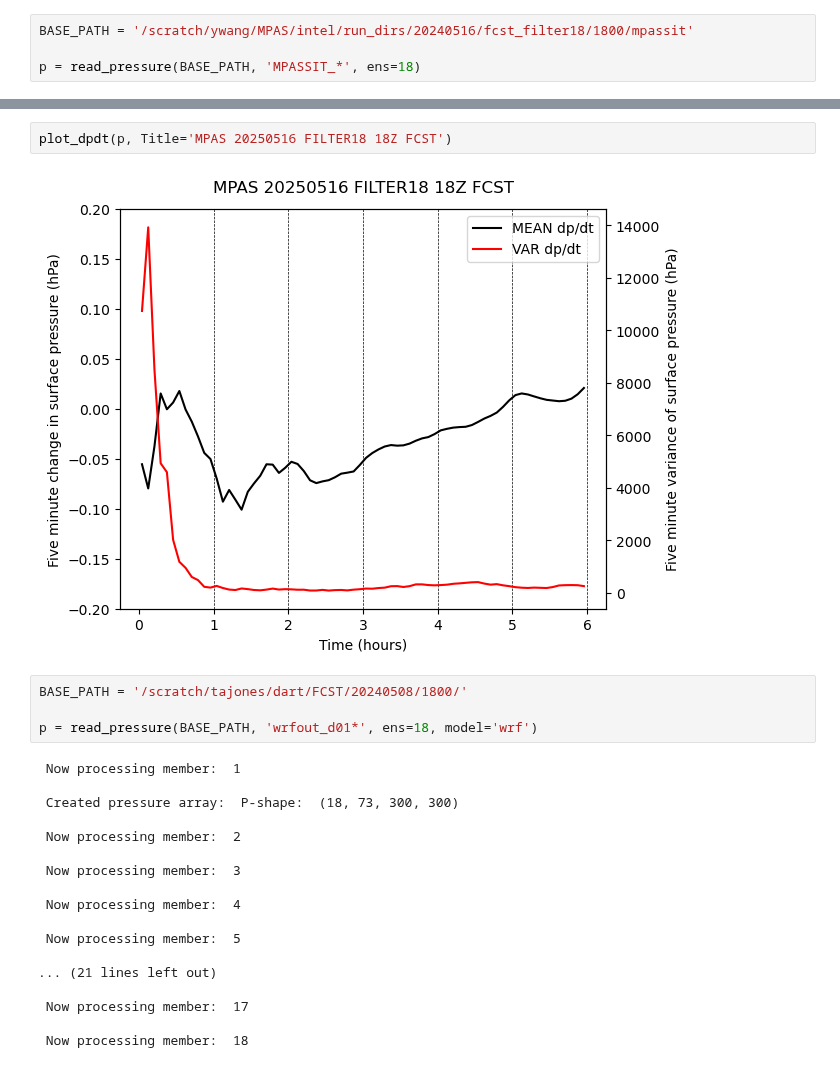
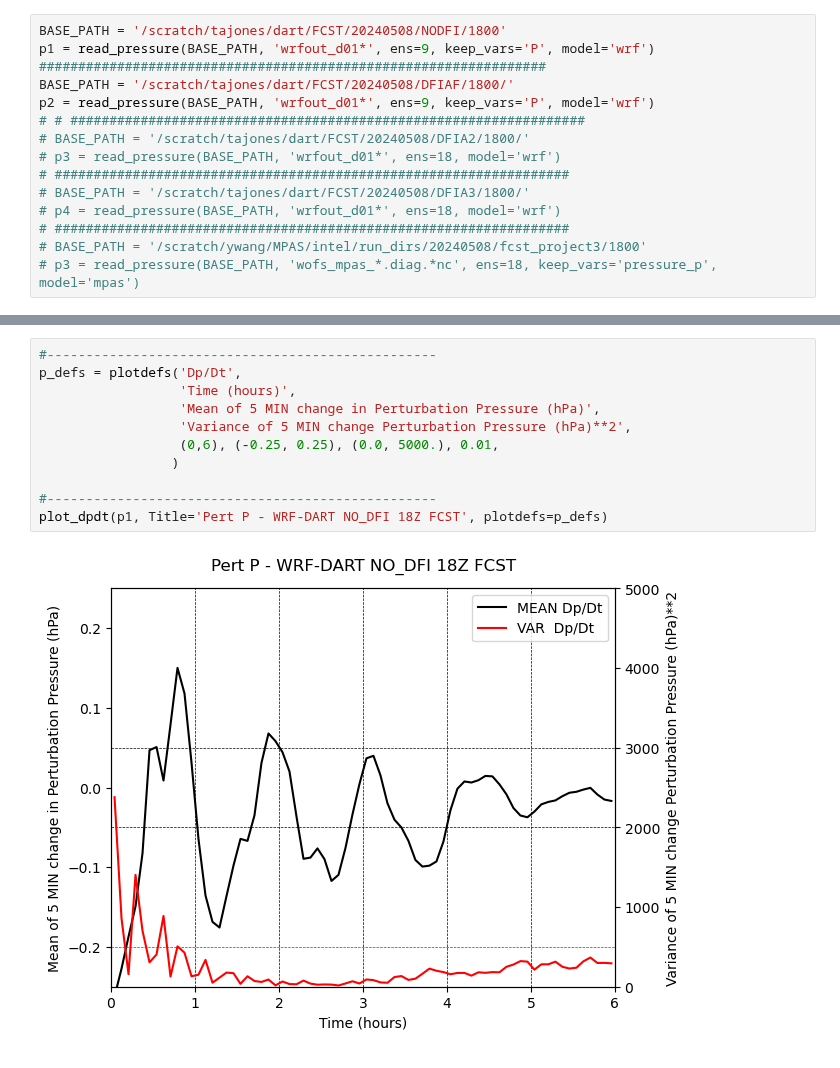
Before and after one commit to louiswicker/CAM_analysis_tools, a Jupyter notebook: PTRACE.ipynb, the cells around one changed output, grey strips where cells are left out. Cells and saved outputs as stored; diff of their text form.

Commit message:
Enhanced the pressure trace notebook to work with both MPAS and WRF and multiple variables.

```diff
--- a/PTRACE.ipynb
+++ b/PTRACE.ipynb
@@ -96,5 +199,16 @@ def read_pressure(BASE_PATH, prefix, ens=18, keep_vars='PSFC', model='mpas'):
 # %%
-BASE_PATH = '/scratch/ywang/MPAS/intel/run_dirs/20240516/fcst_filter18/1800/mpassit'
-
-p = read_pressure(BASE_PATH, 'MPASSIT_*', ens=18)
+BASE_PATH = '/scratch/tajones/dart/FCST/20240508/NODFI/1800'
+p1 = read_pressure(BASE_PATH, 'wrfout_d01*', ens=9, keep_vars='P', model='wrf')
+#################################################################
+BASE_PATH = '/scratch/tajones/dart/FCST/20240508/DFIAF/1800/'
+p2 = read_pressure(BASE_PATH, 'wrfout_d01*', ens=9, keep_vars='P', model='wrf')
+# # ##################################################################
+# BASE_PATH = '/scratch/tajones/dart/FCST/20240508/DFIA2/1800/'
+# p3 = read_pressure(BASE_PATH, 'wrfout_d01*', ens=18, model='wrf')
+# ##################################################################
+# BASE_PATH = '/scratch/tajones/dart/FCST/20240508/DFIA3/1800/'
+# p4 = read_pressure(BASE_PATH, 'wrfout_d01*', ens=18, model='wrf')
+# ##################################################################
+# BASE_PATH = '/scratch/ywang/MPAS/intel/run_dirs/20240508/fcst_project3/1800'
+# p3 = read_pressure(BASE_PATH, 'wofs_mpas_*.diag.*nc', ens=18, keep_vars='pressure_p', model='mpas')
 # %% [output]
@@ -118,26 +232,13 @@ p = read_pressure(BASE_PATH, 'MPASSIT_*', ens=18)
 # %%
-plot_dpdt(p, Title='MPAS 20250516 FILTER18 18Z FCST')
+#--------------------------------------------------
+p_defs = plotdefs('Dp/Dt',
+                  'Time (hours)',
+                  'Mean of 5 MIN change in Perturbation Pressure (hPa)',
+                  'Variance of 5 MIN change Perturbation Pressure (hPa)**2',
+                  (0,6), (-0.25, 0.25), (0.0, 5000.), 0.01,
+                 )
+
+#--------------------------------------------------
+plot_dpdt(p1, Title='Pert P - WRF-DART NO_DFI 18Z FCST', plotdefs=p_defs)
 # %% [output]
-[figure, old version]
+[figure, new version]
-# %%
-BASE_PATH = '/scratch/tajones/dart/FCST/20240508/1800/'
-
-p = read_pressure(BASE_PATH, 'wrfout_d01*', ens=18, model='wrf')
-# %% [output]
- Now processing member:  1
-
- Created pressure array:  P-shape:  (18, 73, 300, 300)
-
- Now processing member:  2
-
- Now processing member:  3
-
- Now processing member:  4
-
- Now processing member:  5
-
-... (21 lines left out)
-
- Now processing member:  17
-
- Now processing member:  18
```
Also changed, not shown: parts of 15 cells of this notebook.
